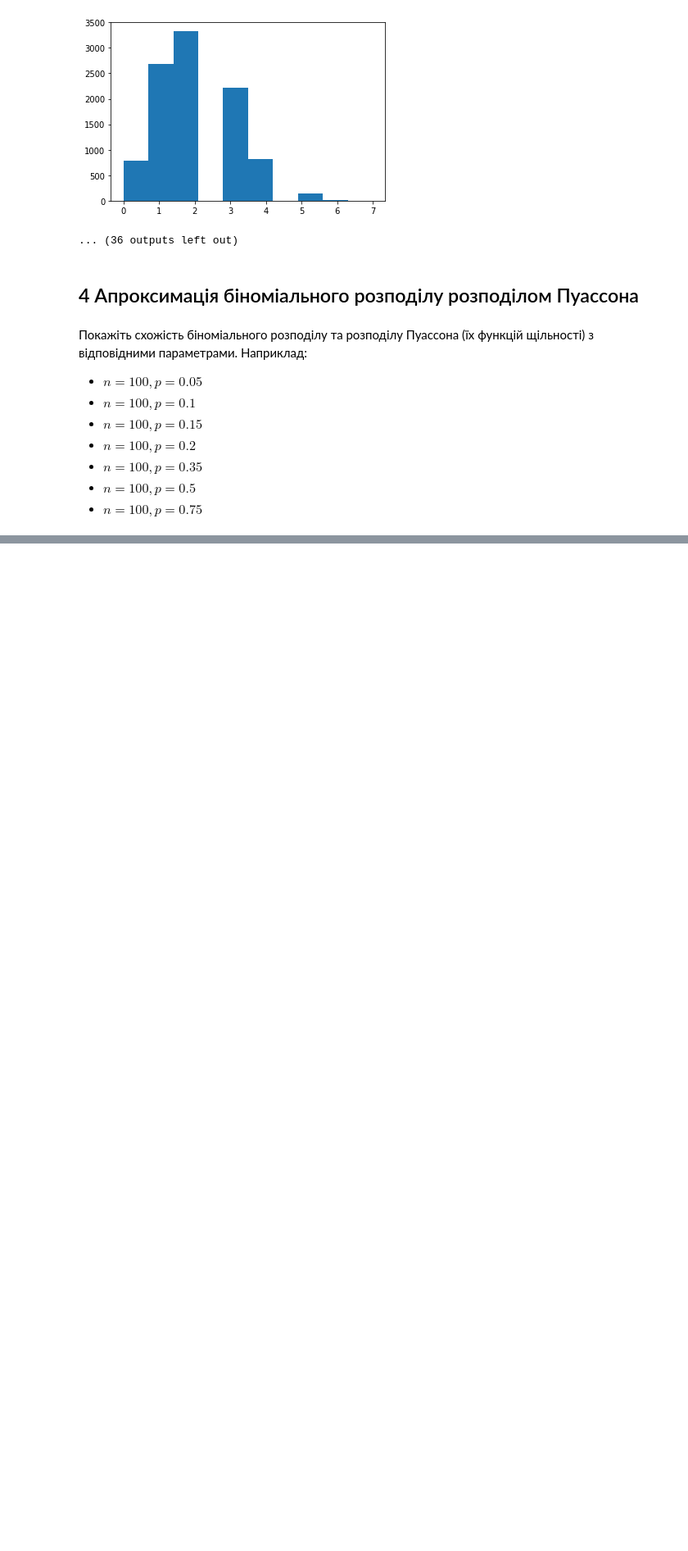
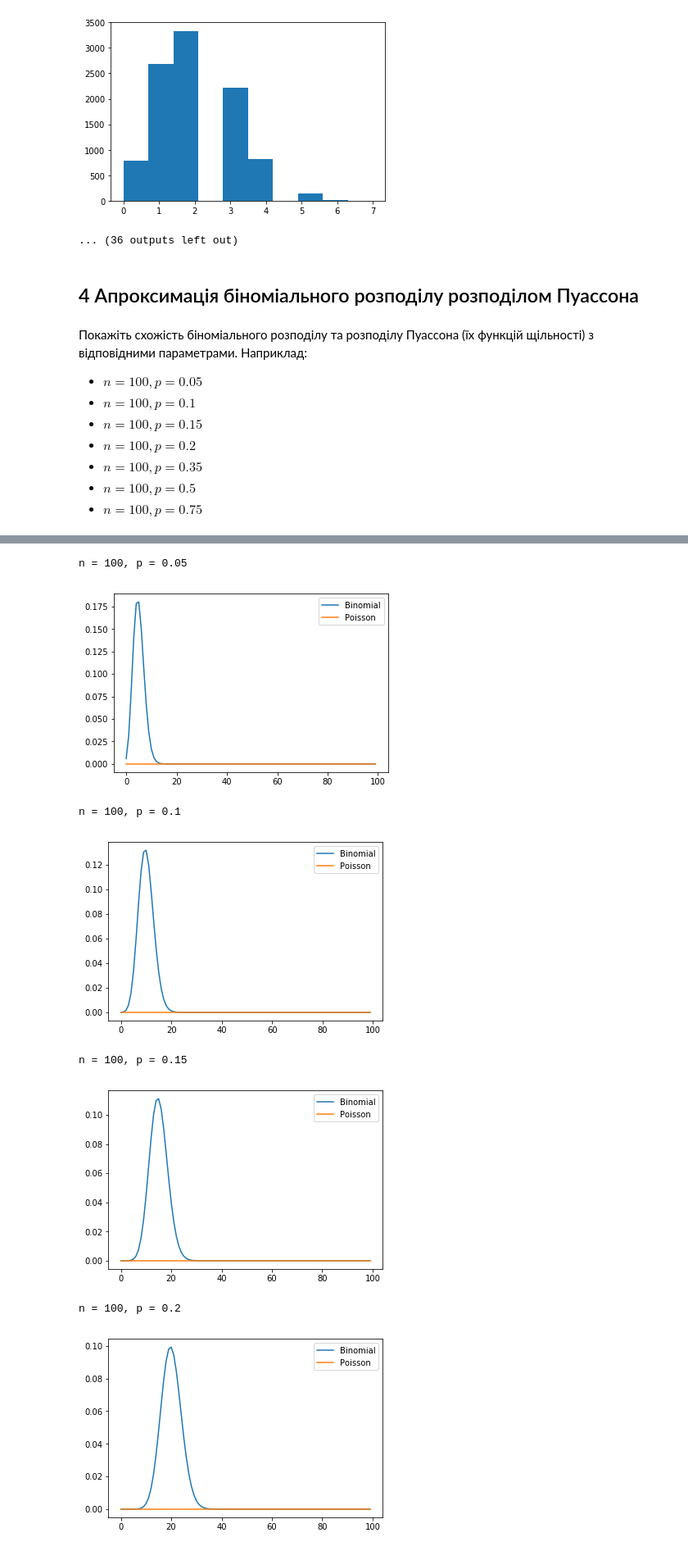
Before and after one commit to Vasya20121/Labs_Teor_ver, a Jupyter notebook: Домашня робота 4.ipynb, the cells around one changed output, grey strips where cells are left out. Shown at 82% size. Cells and saved outputs as stored; diff of their text form; code cells hidden in the pictures; blank space fills up the shorter version.

```diff
--- a/Домашня робота 4.ipynb
+++ b/Домашня робота 4.ipynb
@@ -648,9 +648,10 @@ count of 7 is: 2
 - $n = 100, p = 0.75$
 # %%
 from scipy.stats import binom, poisson
+import numpy as np
 def graphic(n, p):
-    rv1 = binom.rvs(n, p, size = 1000)
-    rv2 = poisson.rvs(n, p, size = 1000)
+    rv1 = binom.rvs(n, p)
+    rv2 = poisson.rvs(n, p)
     uniq_rv1 = np.unique(rv1)
     uniq_rv2 = np.unique(rv2)
     print("binom variables:")
@@ -789,0 +685,25 @@ count of 132 is: 1
+# %%
+from scipy.stats import binom, poisson
+import numpy as np
+import matplotlib.pyplot as plt
+def graphic(n, p):
+    x = np.arange(0, 100)
+    y1 = binom.pmf(x, n, p)
+    plt.plot(x, y1, label = "Binomial")
+    y2 = poisson.pmf(x, n, p)
+    plt.plot(x, y2, label = "Poisson")
+    plt.legend()
+    plt.show()
+questions = [[100, 0.05], [100, 0.1], [100, 0.15], [100, 0.2], [100, 0.35], [100, 0.5], [100, 0.75]]
+for n, p in questions:
+    print("n = {}, p = {}".format(n, p))
+    graphic(n, p)
+# %% [output]
+n = 100, p = 0.05
+[figure, added]
+n = 100, p = 0.1
+[figure, added]
+n = 100, p = 0.15
+[figure, added]
+n = 100, p = 0.2
+[figure, added]
```
Also changed, not shown: parts of 2 cells of this notebook, 2 other files.
